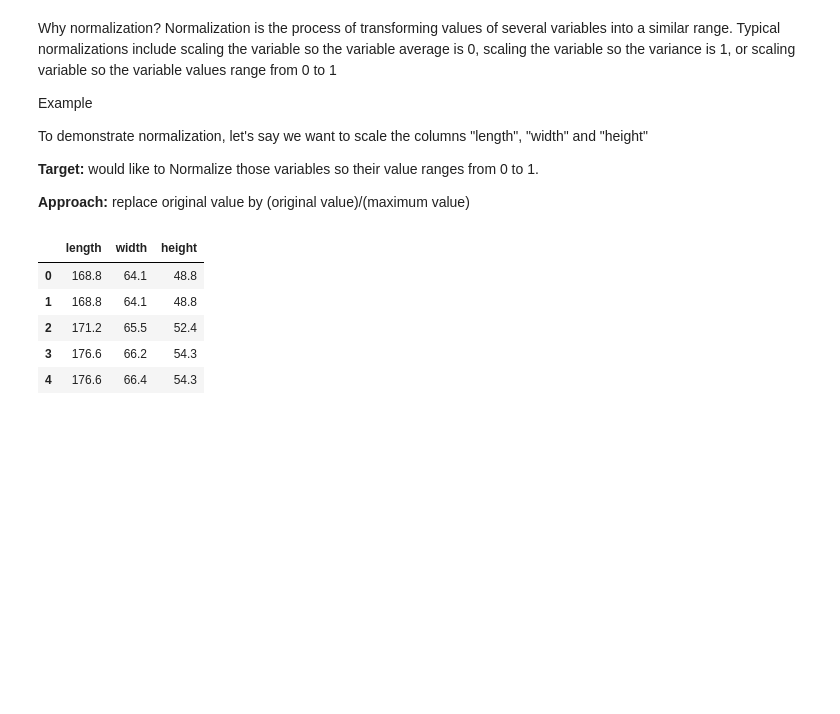
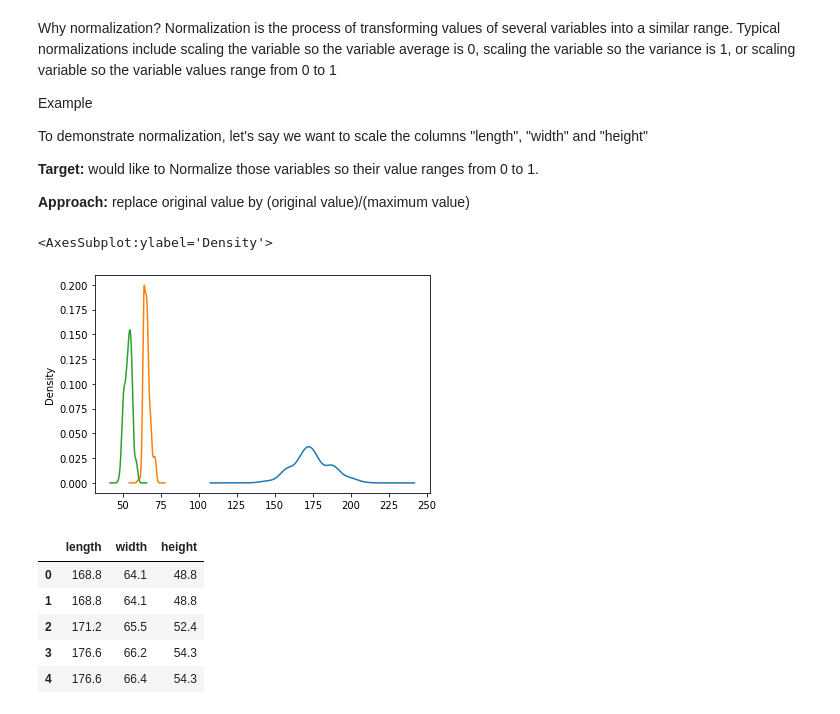
Before and after one commit to nafisa-samia/Automobile-Price-Prediction-using-Linear-Regression, a Jupyter notebook: Automobile_price_prediction_using_regression.ipynb, the cells around one changed output. Drawn from its saved outputs; the diff is of its cells as text; code cells hidden in the pictures; blank space fills up the shorter version.

```diff
--- a/Automobile_price_prediction_using_regression.ipynb
+++ b/Automobile_price_prediction_using_regression.ipynb
@@ -272,6 +317,13 @@ To demonstrate normalization, let's say we want to scale the columns "length", "
 <b>Target:</b> would like to Normalize those variables so their value ranges from 0 to 1.
 
 <b>Approach: </b>replace original value by (original value)/(maximum value)
+# %%
+df["length"].plot.kde()
+df["width"].plot.kde()
+df["height"].plot.kde()
+# %% [output]
+<AxesSubplot:ylabel='Density'>
+[figure, added]
 # %%
 df[["length","width","height"]].head() # these values vary highly w.r.t rest column values
 # %% [output]
```
Also changed, not shown: parts of 73 cells of this notebook.
